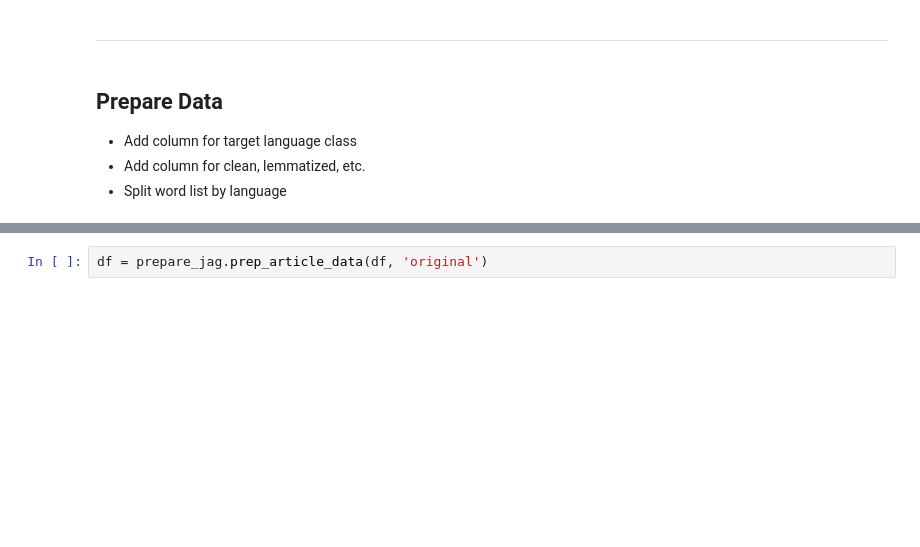
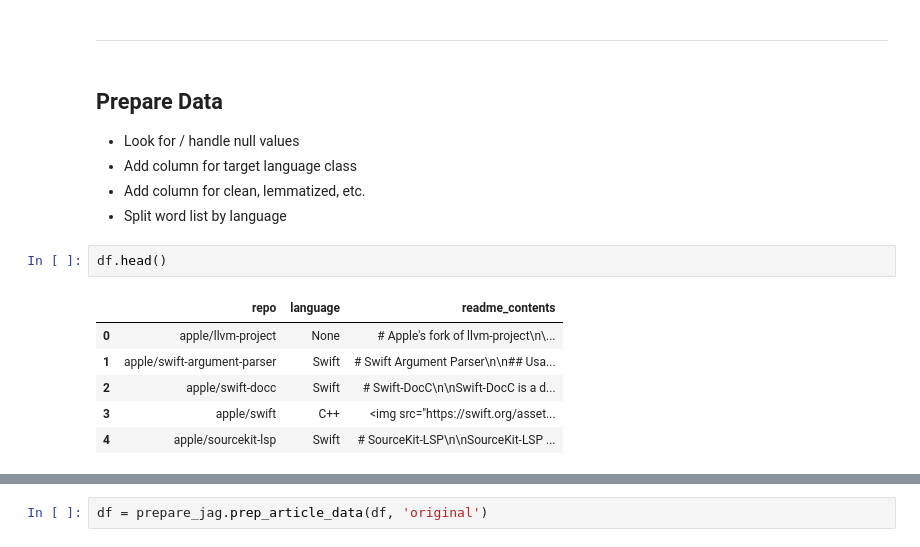
Before and after one commit to NLP-Github-Project-Hopper5/NLP-Github-Project, a Jupyter notebook: jag_explore.ipynb, the cells around one changed output, grey strips where cells are left out. Cells and saved outputs as stored; diff of their text form; blank space fills up the shorter version.

```diff
--- a/jag_explore.ipynb
+++ b/jag_explore.ipynb
@@ -107,6 +109,16 @@ Looks like our categories for classification will be Swift, Python, C (combined
 # %% [markdown]
 ## Prepare Data
 
+- Look for / handle null values
 - Add column for target language class
 - Add column for clean, lemmatized, etc.
 - Split word list by language
+# %%
+df.head()
+# %% [output]
+|  | repo | language | readme_contents |
+| 0 | apple/llvm-project | None | # Apple's fork of llvm-project\n\... |
+| 1 | apple/swift-argument-parser | Swift | # Swift Argument Parser\n\n## Usa... |
+| 2 | apple/swift-docc | Swift | # Swift-DocC\n\nSwift-DocC is a d... |
+| 3 | apple/swift | C++ | <img src="https://swift.org/asset... |
+| 4 | apple/sourcekit-lsp | Swift | # SourceKit-LSP\n\nSourceKit-LSP ... |
```
Also changed, not shown: parts of 29 cells of this notebook.
